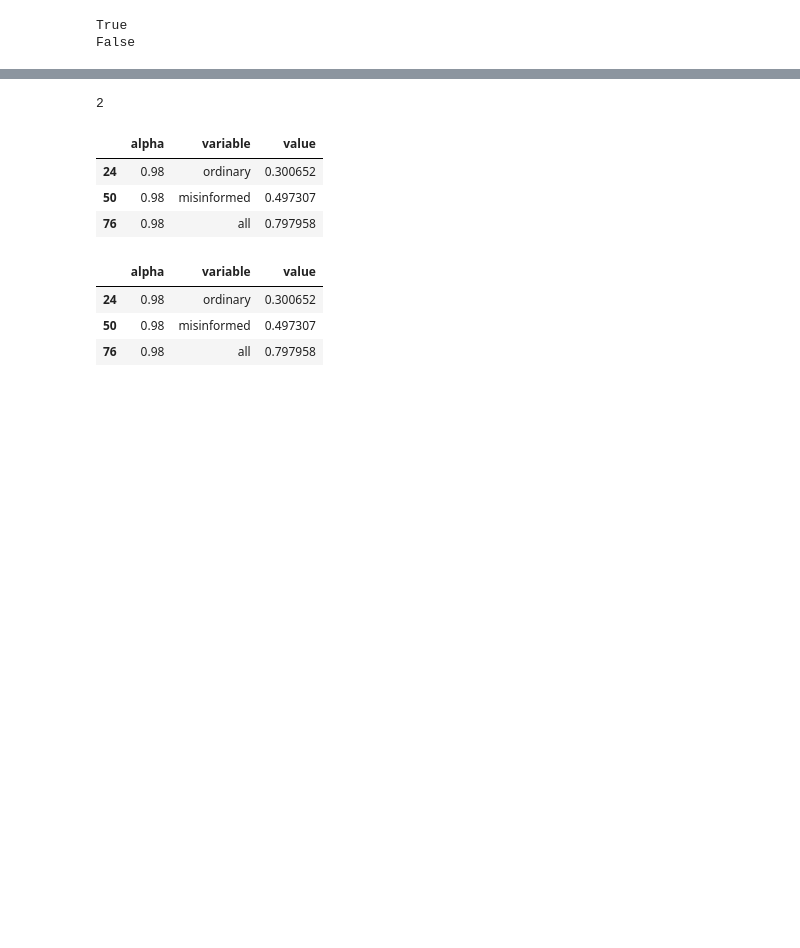
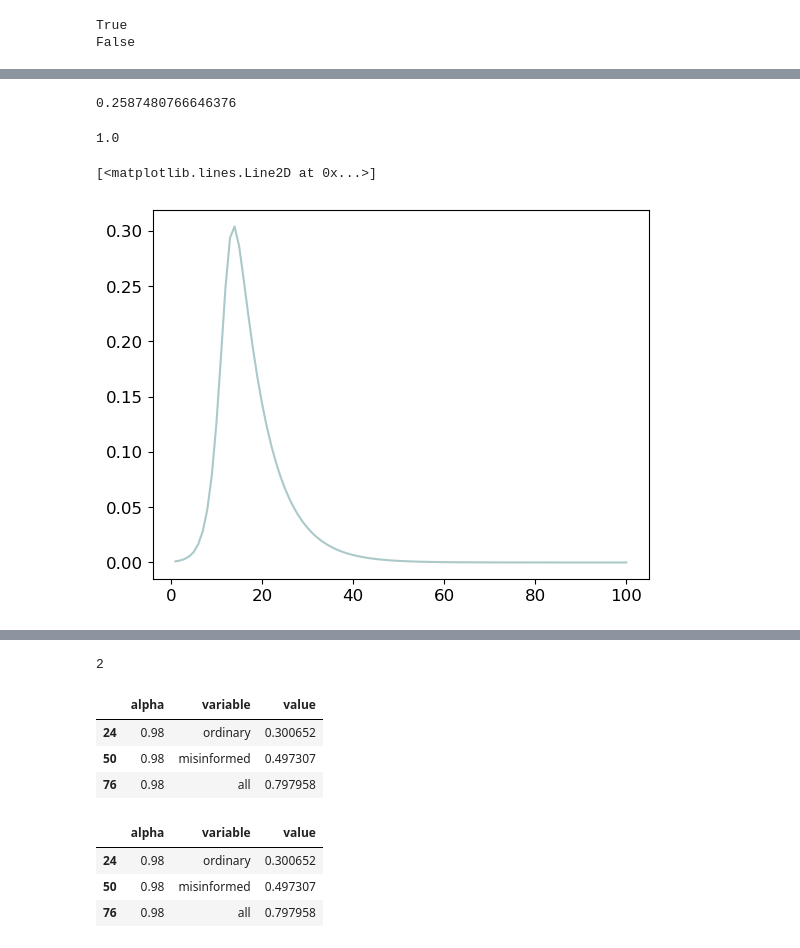
Before and after one commit to mr-devs/mean_field_quals, a Jupyter notebook: notebooks/2023-06-07__second_problem_consider_homophily.ipynb, the cells around one changed output, grey strips where cells are left out. Cells and saved outputs as stored; diff of their text form; code cells hidden in the pictures; blank space fills up the shorter version.

Commit message:
scripts and data for effect of homophily

```diff
--- a/notebooks/2023-06-07__second_problem_consider_homophily.ipynb
+++ b/notebooks/2023-06-07__second_problem_consider_homophily.ipynb
@@ -97,0 +141,11 @@ False
+# %%
+### Total proportion of the network that gets infected ###
+total_infected_df = pd.DataFrame(totals)
+
+### Daily proportion of the network that gets infected ###
+daily_infected_df = pd.DataFrame(infection_flows).reset_index()
+daily_infected_df = daily_infected_df.rename(columns={"index": "day"})
+daily_infected_df.day = daily_infected_df.day + 1
+daily_infected_df = daily_infected_df.melt(id_vars="day")
+daily_infected_df.rename(columns={"variable": "alpha"}, inplace=True)
+daily_infected_df.rename(columns={"value": "prop_infected"}, inplace=True)
@@ -97,0 +515,19 @@ False
+# %%
+less_daily[
+        np.isclose(less_daily.alpha, .9) # Pandas float storage is so annoying
+    ]['prop_infected'].max()
+# %% [output]
+0.2587480766646376
+# %%
+alpha = 1.0
+temp_df = less_daily[np.isclose(less_daily.alpha, alpha)]
+print(alpha)
+plt.plot(
+    temp_df['day'],
+    temp_df['prop_infected'],
+    color = homophily_color_map[alpha],
+)
+# %% [output]
+1.0
+[<matplotlib.lines.Line2D at 0x...>]
+[figure, added]
```
Also changed, not shown: parts of 35 cells of this notebook, 6 other files.
